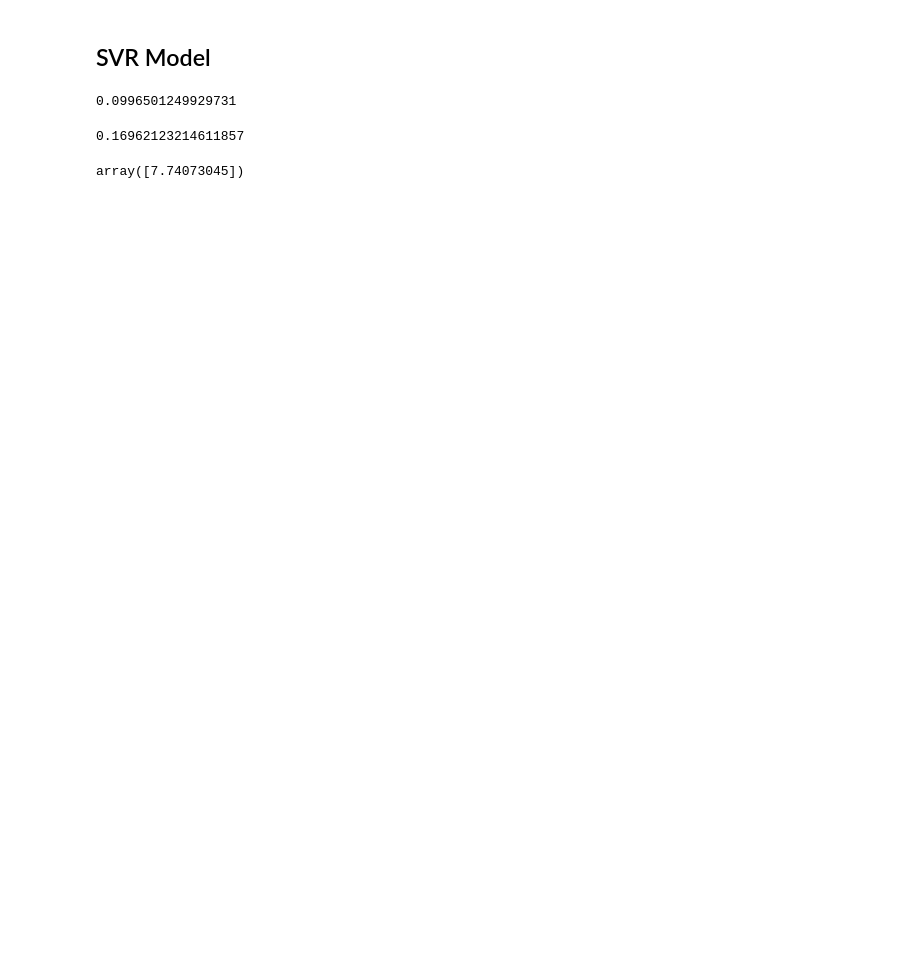
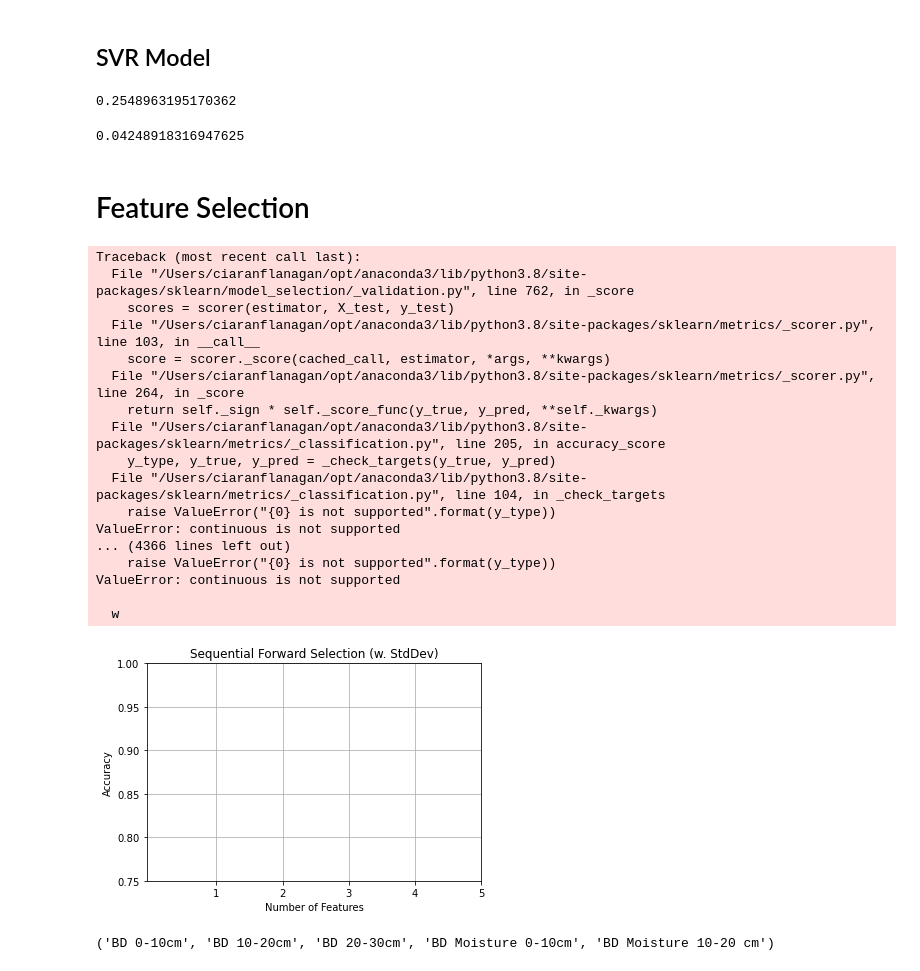
Before and after one commit to ciaranpflanagan/FYP, a Jupyter notebook: models.ipynb, the cells around one changed output. Saved outputs shown, nothing was run; the diff lists cells and outputs as text; code cells hidden in the pictures; blank space fills up the shorter version.

Commit message:
Feature selection

```diff
--- a/models.ipynb
+++ b/models.ipynb
@@ -41,8 +50,12 @@ del df_2021['Combine Yield (t/ac)']
 emergenceY = df_2021['Emergence']
 del df_2021['Emergence']
 
+# Unused cols
+del df_2021['Plot']
+del df_2021['Treatment']
+
 # Features
-X = df_2021[['BD Moisture 0-10cm', 'BD Moisture 10-20 cm', 'BD Moisture 20-30 cm']]
+X = df_2021
 # %%
 # Splitting data for training & testing
 X_train, X_test, y_train, y_test = train_test_split(X, y, test_size=0.33, random_state=42)
@@ -73,17 +92,52 @@ array([7.1702804])
 svr = SVR().fit(X_train, y_train)
 svr.score(X, y) # score
 # %% [output]
-0.0996501249929731
+0.2548963195170362
 # %%
 # SVR Model
 svr = SVR().fit(X_train_emergence, y_train_emergence)
 svr.score(X, emergenceY) # score
 # %% [output]
-0.16962123214611857
+0.04248918316947625
 # %%
-svr.predict(np.array([[17.7, 31.9, 29.4]]))
+# svr.predict(np.array([[17.7, 31.9, 29.4]]))
-# %% [output]
-array([7.74073045])
 # %%
 # Starting point -> improved models
 # target = emergence date / emergence count
+# %% [markdown]
+# Feature Selection
+# %%
+X = df_2021
+
+sfs_forward = SFS(reg, k_features=5, forward=True, floating=False, scoring='accuracy', cv=5)
+
+# Try the sfs_forward model on the
+sfs_forward = sfs_forward.fit(X, y, custom_feature_names=X.columns)
+
+fig1 = plot_sfs(sfs_forward.get_metric_dict(), ylabel='Accuracy')
+
+plt.ylim([0.75, 1])
+plt.title('Sequential Forward Selection (w. StdDev)')
+plt.grid()
+plt.show()
+print(sfs_forward.k_feature_names_)
+# %% [output]
+Traceback (most recent call last):
+  File "/Users/ciaranflanagan/opt/anaconda3/lib/python3.8/site-packages/sklearn/model_selection/_validation.py", line 762, in _score
+    scores = scorer(estimator, X_test, y_test)
+  File "/Users/ciaranflanagan/opt/anaconda3/lib/python3.8/site-packages/sklearn/metrics/_scorer.py", line 103, in __call__
+    score = scorer._score(cached_call, estimator, *args, **kwargs)
+  File "/Users/ciaranflanagan/opt/anaconda3/lib/python3.8/site-packages/sklearn/metrics/_scorer.py", line 264, in _score
+    return self._sign * self._score_func(y_true, y_pred, **self._kwargs)
+  File "/Users/ciaranflanagan/opt/anaconda3/lib/python3.8/site-packages/sklearn/metrics/_classification.py", line 205, in accuracy_score
+    y_type, y_true, y_pred = _check_targets(y_true, y_pred)
+  File "/Users/ciaranflanagan/opt/anaconda3/lib/python3.8/site-packages/sklearn/metrics/_classification.py", line 104, in _check_targets
+    raise ValueError("{0} is not supported".format(y_type))
+ValueError: continuous is not supported
+... (4366 lines left out)
+    raise ValueError("{0} is not supported".format(y_type))
+ValueError: continuous is not supported
+
+  w
+[figure, added]
+('BD 0-10cm', 'BD 10-20cm', 'BD 20-30cm', 'BD Moisture 0-10cm', 'BD Moisture 10-20 cm')
```
Also changed, not shown: parts of 10 cells of this notebook.
